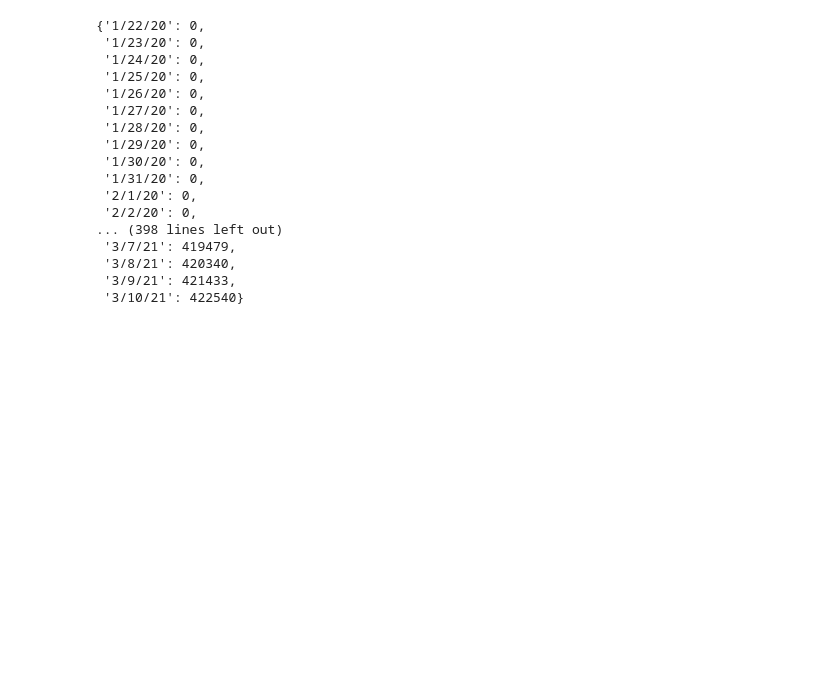
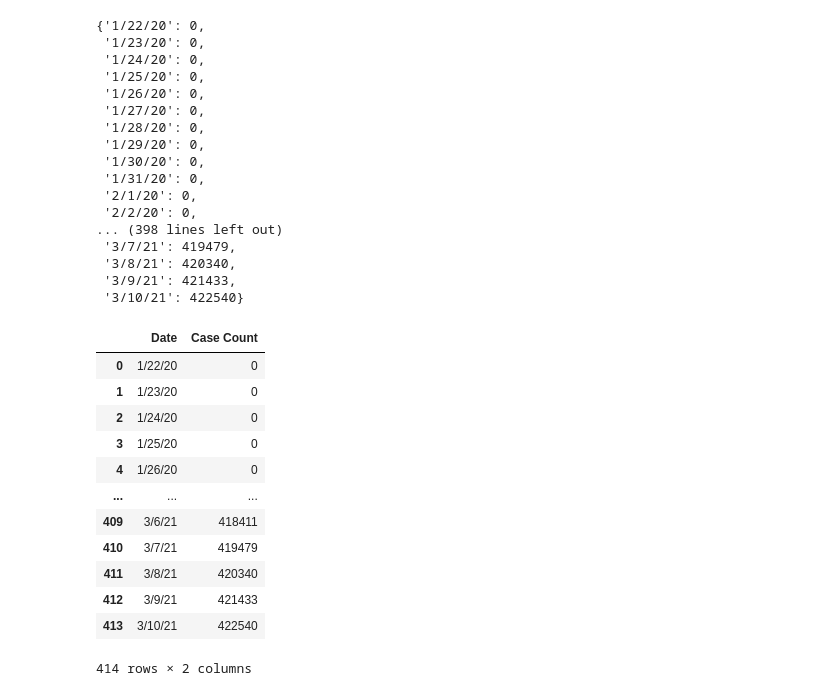
Before and after one commit to lguloy/Covid-Health-Trends, a Jupyter notebook: Miami.ipynb, the cells around one changed output. Cells and saved outputs as stored; diff of their text form; code cells hidden in the pictures; blank space fills up the shorter version.

```diff
--- a/Miami.ipynb
+++ b/Miami.ipynb
@@ -68,5 +68,19 @@ case_summary={
 }
 
 Miami_case_count = pd.DataFrame(case_summary)
-# %%
-Miami_case_count["Case Count"] = Miami_case_count["Case Count"].astype(int)
+# %%
+Miami_case_count
+# %% [output]
+|  | Date | Case Count |
+| 0 | 1/22/20 | 0 |
+| 1 | 1/23/20 | 0 |
+| 2 | 1/24/20 | 0 |
+| 3 | 1/25/20 | 0 |
+| 4 | 1/26/20 | 0 |
+| ... | ... | ... |
+| 409 | 3/6/21 | 418411 |
+| 410 | 3/7/21 | 419479 |
+| 411 | 3/8/21 | 420340 |
+| 412 | 3/9/21 | 421433 |
+| 413 | 3/10/21 | 422540 |
+414 rows × 2 columns
```
Also changed, not shown: parts of 6 cells of this notebook, 1 other file.
